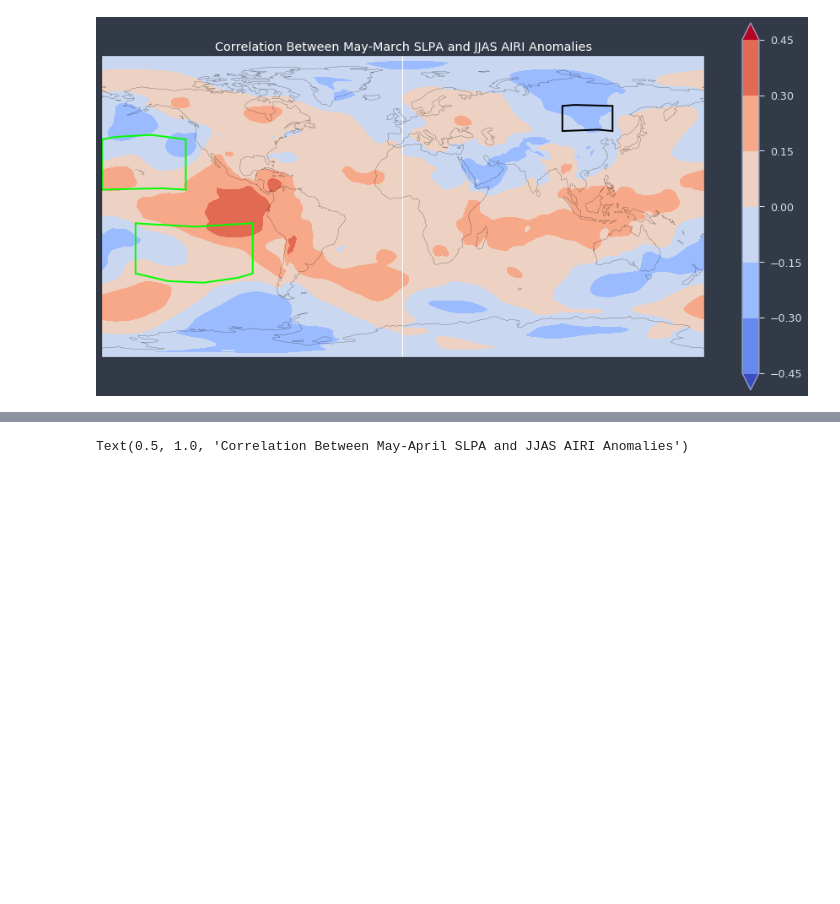
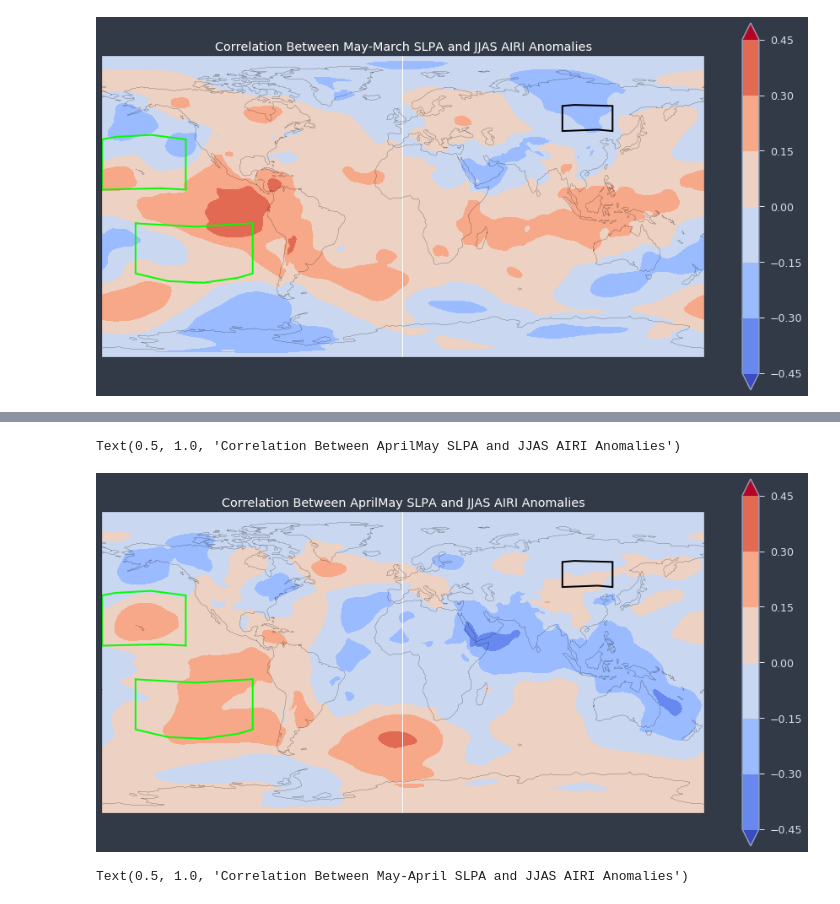
Before and after one commit to medhap02/AllIndiaRainfall, a Jupyter notebook: src/SLPreanalysiscorrelationsRandom25Removed.ipynb, the cells around one changed output, grey strips where cells are left out. Drawn from its saved outputs; the diff is of its cells as text; code cells hidden in the pictures; blank space fills up the shorter version.

```diff
--- a/src/SLPreanalysiscorrelationsRandom25Removed.ipynb
+++ b/src/SLPreanalysiscorrelationsRandom25Removed.ipynb
@@ -488,3 +489,15 @@ Text(0.5, 1.0, 'Correlation Between MarchApril SLPA and JJAS AIRI Anomalies')
+# %%
+slp_am_r = correlation(slpa_am,precipa_jjas,dims='time')
+ax = plt.axes(projection=ccrs.PlateCarree())
+slp_am_r.plot.contourf(cmap='coolwarm', extend='both')
+ax.coastlines()
+ax.add_patch(mpatches.Rectangle(xy=[-160,-40], width=70, height=30, facecolor=None, edgecolor='lime', fill = False, linewidth = 2, transform=ccrs.Geodetic()))
+ax.add_patch(mpatches.Rectangle(xy=[-180,10], width=50, height=30, facecolor=None, edgecolor='lime', fill = False, linewidth = 2, transform=ccrs.Geodetic()))
+ax.add_patch(mpatches.Rectangle(xy=[95,45], width=30, height=15, facecolor=None, edgecolor='black', fill = False, linewidth = 2, transform=ccrs.Geodetic()))
+plt.title('Correlation Between AprilMay SLPA and JJAS AIRI Anomalies', color = 'white')
+# %% [output]
+Text(0.5, 1.0, 'Correlation Between AprilMay SLPA and JJAS AIRI Anomalies')
+[figure, added]
 # %%
 slp_may_apr_r = correlation(slpa_may_apr,precipa_jjas,dims='time')
 ax = plt.axes(projection=ccrs.PlateCarree())
```
Also changed, not shown: parts of 2 cells of this notebook.
